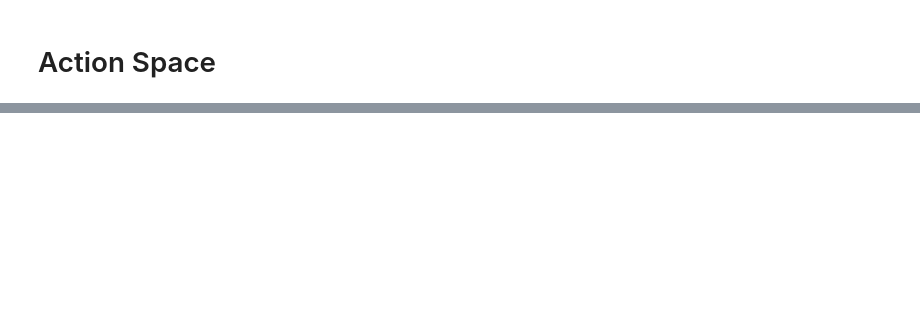
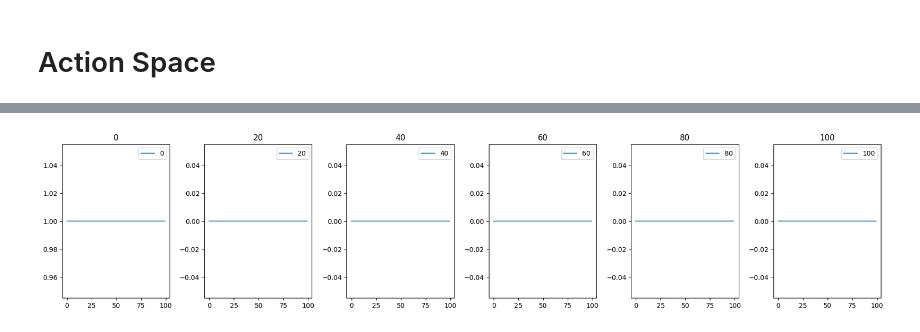
Before and after one commit to vsourirajan/sbsim_dual_control, a Jupyter notebook: smart_control/notebooks/Understanding the Environment Space.ipynb, the cells around one changed output, grey strips where cells are left out. Saved outputs shown, nothing was run; the diff lists cells and outputs as text; code cells hidden in the pictures; blank space fills up the shorter version.

```diff
--- a/smart_control/notebooks/Understanding the Environment Space.ipynb
+++ b/smart_control/notebooks/Understanding the Environment Space.ipynb
@@ -383,0 +731,16 @@ def compute_avg_return(environment, policy, num_episodes=1, time_zone: str = "US
+# %%
+fig, axes = plt.subplots(1, 6, figsize=(18, 4), sharex=True)
+axes = axes.flatten()  # Flatten the axes array for easier iteration
+
+# Iterate and plot on separate subplots
+for idx, i in enumerate(range(0, 101, 20)):  # Iterate over percentages
+    formatted_label = f"supply_air_damper_percentage_command_h_{i / 100:.2f}"
+    axes[idx].plot(obs_df[formatted_label], label=str(i))
+    axes[idx].set_title(str(i))
+    axes[idx].legend()
+
+# Adjust layout
+plt.tight_layout()
+plt.show()
+# %% [output]
+[figure, added]
```
Also changed, not shown: parts of 46 cells of this notebook, 1 other file.
